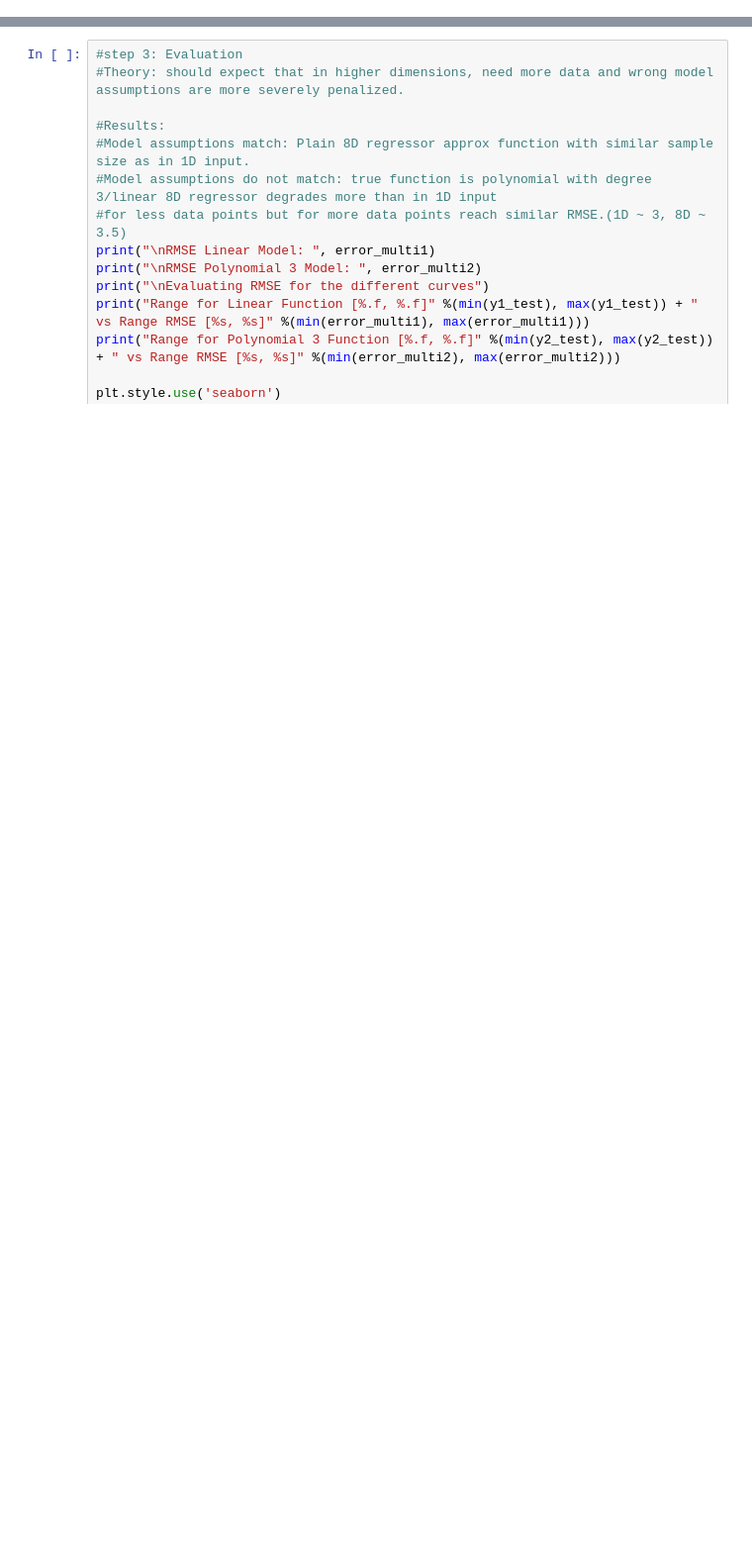
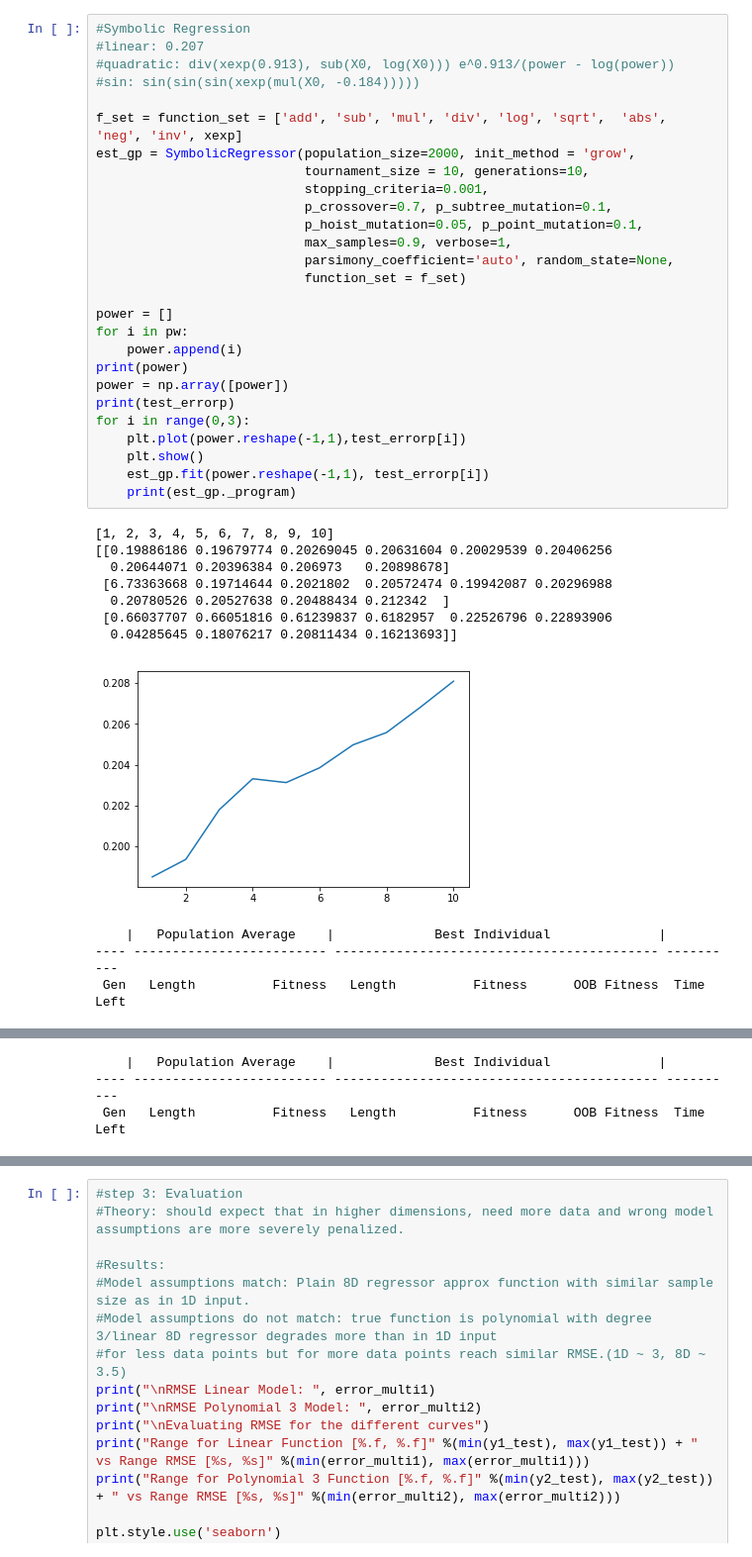
Before and after one commit to gabiBettgenhaeuser/ML_SeminarProject, a Jupyter notebook: Regression.ipynb, the cells around one changed output, grey strips where cells are left out. Shown at 99% size. Saved outputs shown, nothing was run; the diff lists cells and outputs as text; blank space fills up the shorter version.

```diff
--- a/Regression.ipynb
+++ b/Regression.ipynb
@@ -443,0 +486,39 @@ RMSE sine:  [0.6505926585881237, 0.6501896027146171, 0.7312296903581563, 0.83877
+# %%
+#Symbolic Regression
+#linear: 0.207
+#quadratic: div(xexp(0.913), sub(X0, log(X0))) e^0.913/(power - log(power))
+#sin: sin(sin(sin(xexp(mul(X0, -0.184)))))
+
+f_set = function_set = ['add', 'sub', 'mul', 'div', 'log', 'sqrt',  'abs', 'neg', 'inv', xexp]
+est_gp = SymbolicRegressor(population_size=2000, init_method = 'grow',
+                           tournament_size = 10, generations=10,
+                           stopping_criteria=0.001,
+                           p_crossover=0.7, p_subtree_mutation=0.1,
+                           p_hoist_mutation=0.05, p_point_mutation=0.1,
+                           max_samples=0.9, verbose=1,
+                           parsimony_coefficient='auto', random_state=None,
+                           function_set = f_set)
+
+power = []
+for i in pw:
+    power.append(i)
+print(power)
+power = np.array([power])
+print(test_errorp)
+for i in range(0,3):
+    plt.plot(power.reshape(-1,1),test_errorp[i])
+    plt.show()
+    est_gp.fit(power.reshape(-1,1), test_errorp[i])
+    print(est_gp._program)
+# %% [output]
+[1, 2, 3, 4, 5, 6, 7, 8, 9, 10]
+[[0.19886186 0.19679774 0.20269045 0.20631604 0.20029539 0.20406256
+  0.20644071 0.20396384 0.206973   0.20898678]
+ [6.73363668 0.19714644 0.2021802  0.20572474 0.19942087 0.20296988
+  0.20780526 0.20527638 0.20488434 0.212342  ]
+ [0.66037707 0.66051816 0.61239837 0.6182957  0.22526796 0.22893906
+  0.04285645 0.18076217 0.20811434 0.16213693]]
+[figure, added]
+    |   Population Average    |             Best Individual              |
+---- ------------------------- ------------------------------------------ ----------
+ Gen   Length          Fitness   Length          Fitness      OOB Fitness  Time Left
@@ -443,0 +537,3 @@ RMSE sine:  [0.6505926585881237, 0.6501896027146171, 0.7312296903581563, 0.83877
+    |   Population Average    |             Best Individual              |
+---- ------------------------- ------------------------------------------ ----------
+ Gen   Length          Fitness   Length          Fitness      OOB Fitness  Time Left
```
Also changed, not shown: parts of 22 cells of this notebook.
